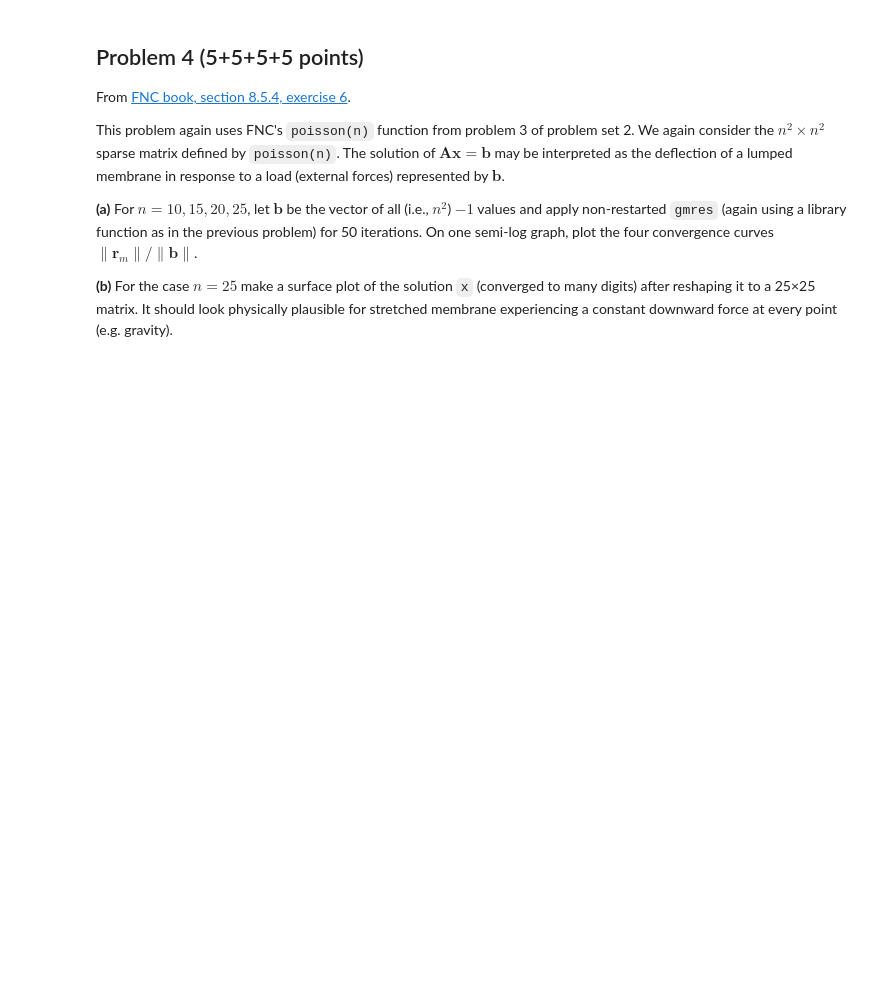
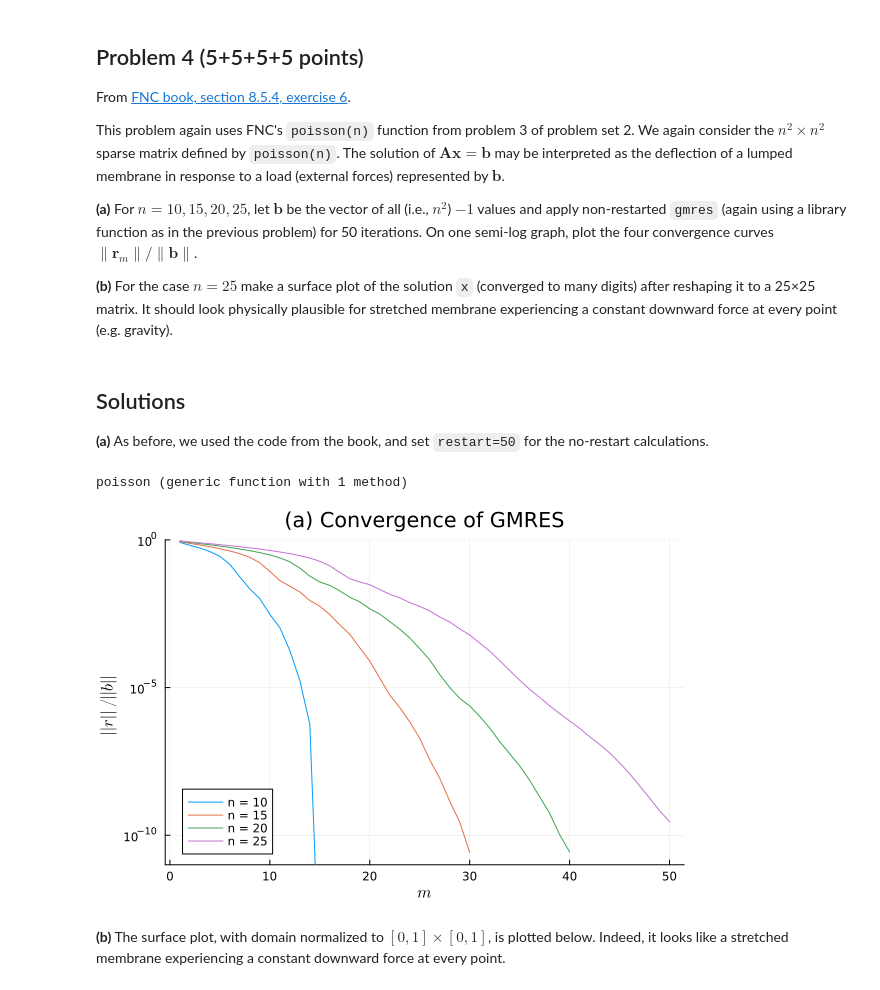
Before and after one commit to mitmath/numerical_spoke_linalg, a Jupyter notebook: psets/pset3sol.ipynb, the cells around one changed output. Cells and saved outputs as stored; diff of their text form; code cells hidden in the pictures; blank space fills up the shorter version.

```diff
--- a/psets/pset3sol.ipynb
+++ b/psets/pset3sol.ipynb
@@ -133,3 +183,36 @@ This problem again uses FNC's `poisson(n)` function from problem 3 of problem se
 **(a)** For $n=10,15,20,25$, let $\mathbf{b}$ be the vector of all (i.e., $n^2$) $-1$ values and apply non-restarted `gmres` (again using a library function as in the previous problem) for 50 iterations. On one semi-log graph, plot the four convergence curves $\|\mathbf{r}_m\|/\|\mathbf{b}\|$.
 
 **(b)** For the case $n=25$ make a surface plot of the solution `x` (converged to many digits) after reshaping it to a 25×25 matrix. It should look physically plausible for stretched membrane experiencing a constant downward force at every point (e.g. gravity).
+# %% [markdown]
+## Solutions
+**(a)** As before, we used the code from the book, and set ``restart=50`` for the no-restart calculations.
+# %%
+using SparseArrays
+
+function poisson(n)
+    D =
+        spdiagm(
+            -1 => fill(-1, n-1),
+            0 => fill(2, n),
+            1 => fill(-1, n-1)) * (n+1)^2 / π^2
+    return Hermitian(kron(D, I(n)) + kron(I(n), D))
+end
+# %% [output]
+poisson (generic function with 1 method)
+# %%
+plt = plot(title="(a) Convergence of GMRES", legend=:bottomleft,
+    xaxis=(L"m"),  yaxis=(:log10, "\$||r||/||b||\$", [1e-11, 1]))
+
+for n in [10, 15, 20, 25]
+    A = poisson(n)
+    b = -ones(n^2)
+    x, hist = IterativeSolvers.gmres(A, b; restart=50, reltol,
+        maxiter=50, log=true)
+    plot!(hist[:resnorm]/n, label="n = $n")
+end
+
+plt
+# %% [output]
+[figure, added]
+# %% [markdown]
+**(b)** The surface plot, with domain normalized to $[0,1]\times[0,1]$, is plotted below. Indeed, it looks like a stretched membrane experiencing a constant downward force at every point.
```
Also changed, not shown: parts of 16 cells of this notebook.
